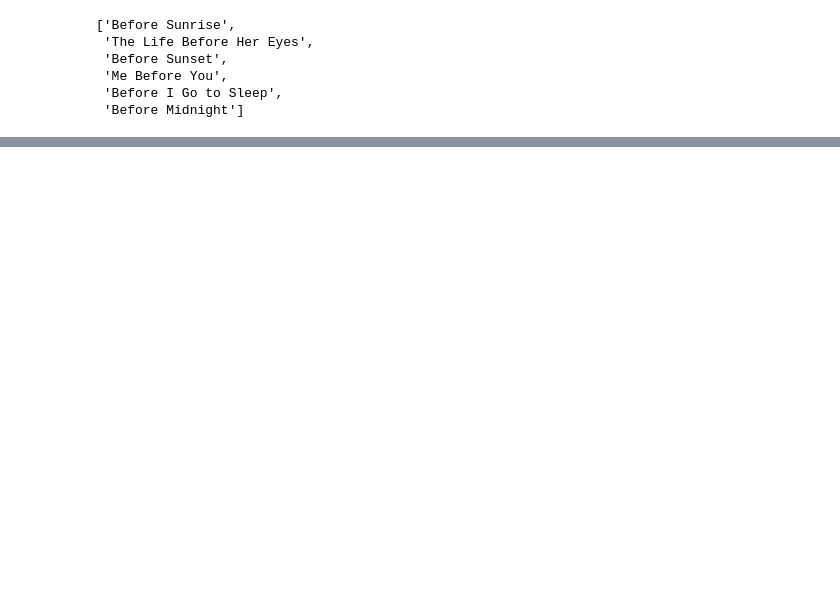
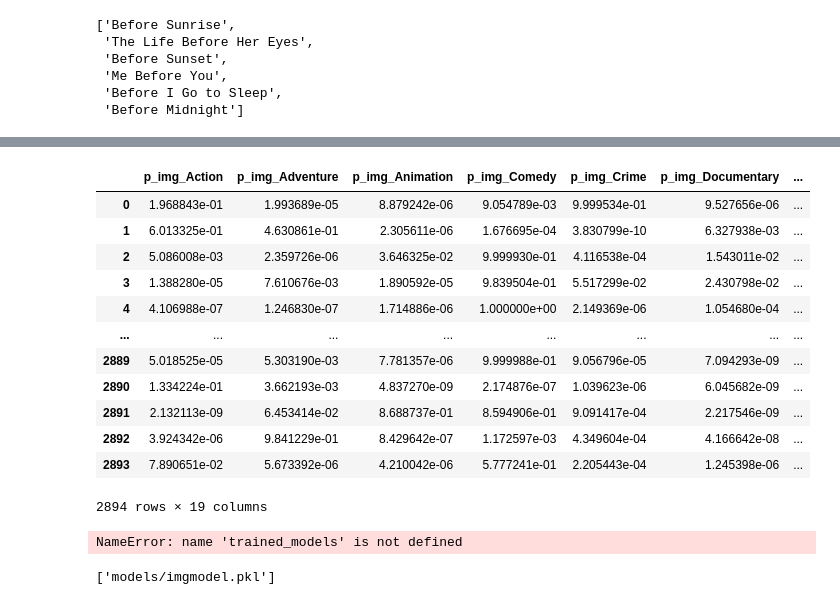
Before and after one commit to marcoperg/eestec-2024, a Jupyter notebook: ImgClassif.ipynb, the cells around one changed output, grey strips where cells are left out. Cells and saved outputs as stored; diff of their text form; code cells hidden in the pictures; blank space fills up the shorter version.

```diff
--- a/ImgClassif.ipynb
+++ b/ImgClassif.ipynb
@@ -260,0 +247,16 @@ _ = plt.plot(test_accs)
+# %%
+oofs_df
+# %% [output]
+|  | p_img_Action | p_img_Adventure | p_img_Animation | p_img_Comedy | p_img_Crime | p_img_Documentary | ... |
+| 0 | 1.968843e-01 | 1.993689e-05 | 8.879242e-06 | 9.054789e-03 | 9.999534e-01 | 9.527656e-06 | ... |
+| 1 | 6.013325e-01 | 4.630861e-01 | 2.305611e-06 | 1.676695e-04 | 3.830799e-10 | 6.327938e-03 | ... |
+| 2 | 5.086008e-03 | 2.359726e-06 | 3.646325e-02 | 9.999930e-01 | 4.116538e-04 | 1.543011e-02 | ... |
+| 3 | 1.388280e-05 | 7.610676e-03 | 1.890592e-05 | 9.839504e-01 | 5.517299e-02 | 2.430798e-02 | ... |
+| 4 | 4.106988e-07 | 1.246830e-07 | 1.714886e-06 | 1.000000e+00 | 2.149369e-06 | 1.054680e-04 | ... |
+| ... | ... | ... | ... | ... | ... | ... | ... |
+| 2889 | 5.018525e-05 | 5.303190e-03 | 7.781357e-06 | 9.999988e-01 | 9.056796e-05 | 7.094293e-09 | ... |
+| 2890 | 1.334224e-01 | 3.662193e-03 | 4.837270e-09 | 2.174876e-07 | 1.039623e-06 | 6.045682e-09 | ... |
+| 2891 | 2.132113e-09 | 6.453414e-02 | 8.688737e-01 | 8.594906e-01 | 9.091417e-04 | 2.217546e-09 | ... |
+| 2892 | 3.924342e-06 | 9.841229e-01 | 8.429642e-07 | 1.172597e-03 | 4.349604e-04 | 4.166642e-08 | ... |
+| 2893 | 7.890651e-02 | 5.673392e-06 | 4.210042e-06 | 5.777241e-01 | 2.205443e-04 | 1.245398e-06 | ... |
+2894 rows × 19 columns
@@ -260,0 +282,8 @@ _ = plt.plot(test_accs)
+# %%
+voting_model = VotingModel(trained_models)
+# %% [output]
+NameError: name 'trained_models' is not defined
+# %%
+joblib.dump(voting_model, WORKING_DIR / 'models/imgmodel.pkl')
+# %% [output]
+['models/imgmodel.pkl']
```
Also changed, not shown: parts of 20 cells of this notebook, 1 other file.
